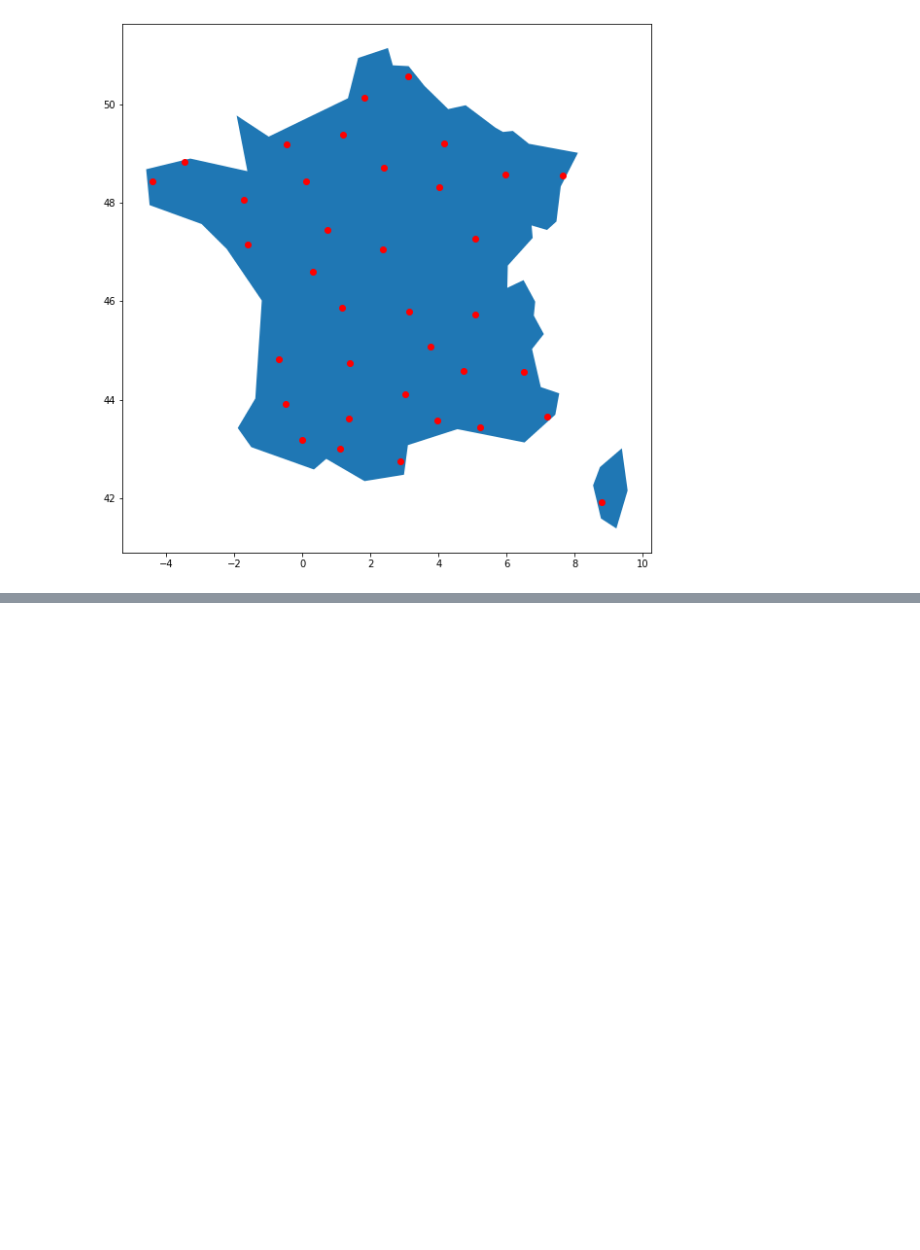
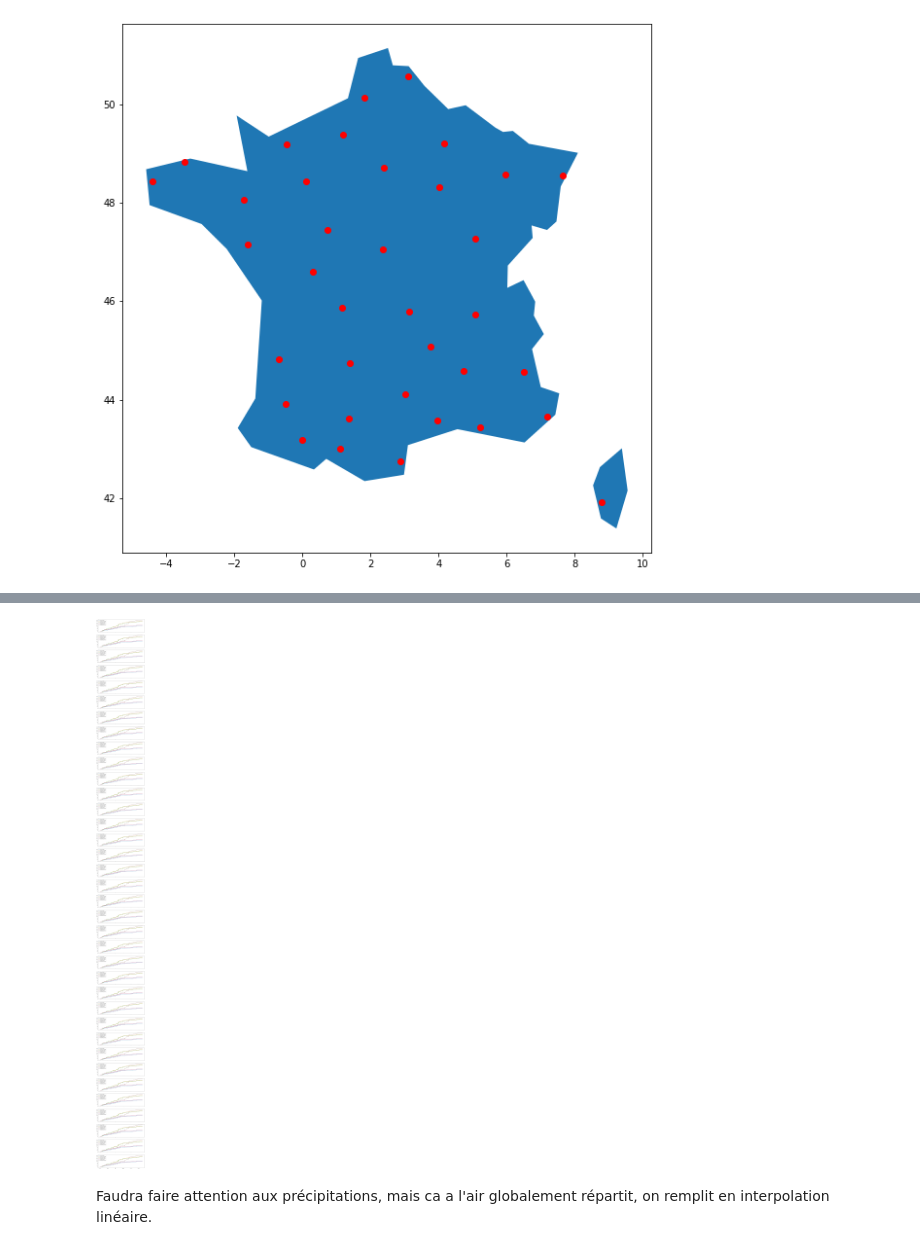
Before and after one commit to JlnZhou/ProjectML, a Jupyter notebook: Meteo.ipynb, the cells around one changed output, grey strips where cells are left out. Cells and saved outputs as stored; diff of their text form; code cells hidden in the pictures; blank space fills up the shorter version.

```diff
--- a/Meteo.ipynb
+++ b/Meteo.ipynb
@@ -72,0 +286,13 @@ import requests
+# %%
+n_stations = stations_meteo.shape[0]
+
+fig, axs = plt.subplots(n_stations, 1, figsize = (15,30*6), sharex=True)
+for i in range(n_stations):
+    for j in range(6):
+        station = stations_meteo["ID"].values[0]
+        axs[i].plot(mesures["Date"], np.cumsum(np.isnan(mesures[colonnes[j] + "_0" + str(station)])), label = colonnes[j] + "_0" + str(station))
+    axs[i].legend()
+# %% [output]
+[figure, added]
+# %% [markdown]
+Faudra faire attention aux précipitations, mais ca a l'air globalement répartit, on remplit en interpolation linéaire.
```
Also changed, not shown: parts of 45 cells of this notebook, 2 other files.
